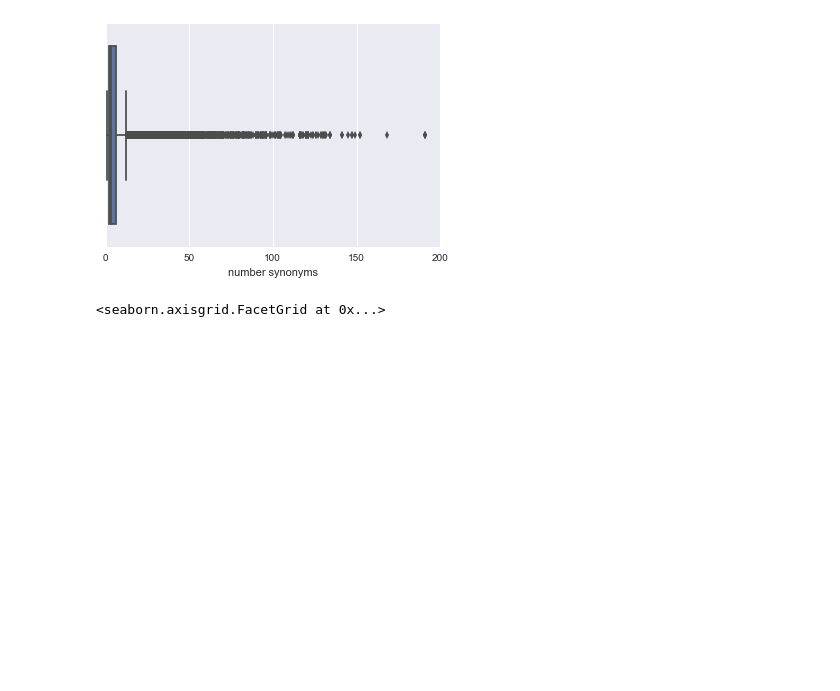
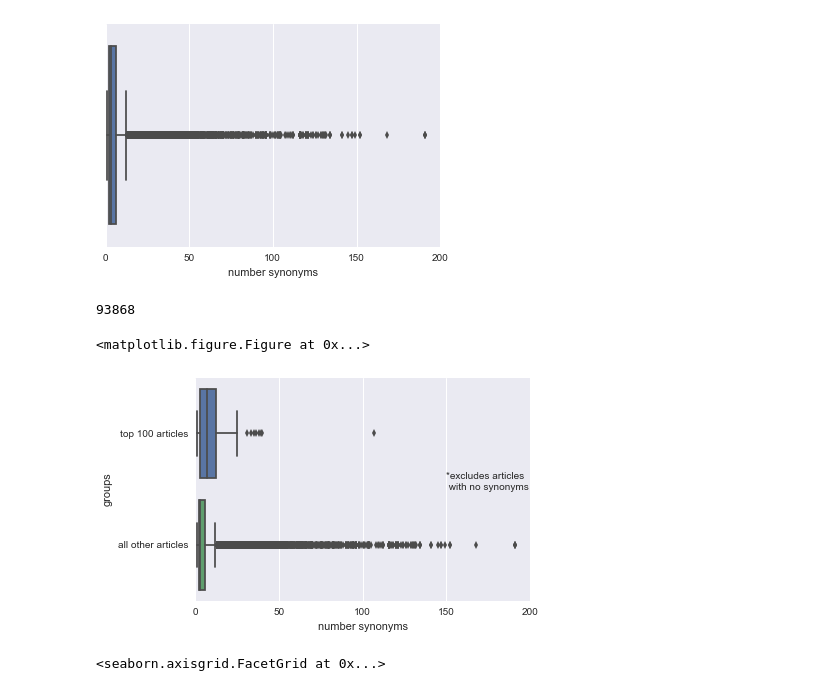
Before and after one commit to marksibrahim/wikipedia_network, a Jupyter notebook: results/synonyms.ipynb, the cells around one changed output. Saved outputs shown, nothing was run; the diff lists cells and outputs as text; code cells hidden in the pictures; blank space fills up the shorter version.

Commit message:
synonyms figure + edits

```diff
--- a/results/synonyms.ipynb
+++ b/results/synonyms.ipynb
@@ -10,4 +10,6 @@ import numpy as np
 import matplotlib.pyplot as plt
 import seaborn as sns
 %matplotlib inline
+
+path = "/Users/mark/Dropbox/Math/Complex_Systems/research/wikipedia-network/writeup/graphics/"
 # %%
@@ -38,6 +38,22 @@ sns.boxplot(x="number synonyms", data=ex_zero_df)
 # %% [output]
 <matplotlib.axes._subplots.AxesSubplot at 0x...>
 [figure]
+# %%
+len(ex_zero_df)
+# %% [output]
+93868
+# %%
+ex_zero_df['groups'] = ['top 100 articles']*100 + ['all other articles']*(len(ex_zero_df) - 100)
+# %% [output]
+<matplotlib.figure.Figure at 0x...>
+# %%
+sns.boxplot(x='number synonyms', y='groups', data=ex_zero_df)
+plt.text(150, 0.5, "*excludes articles \n with no synonyms")
+
+#save figure
+plt.savefig(path+'synonyms.png', format='png', dpi=300, bbox_inches='tight')
+# %% [output]
+[figure, added]
 # %%
 sns.lmplot('rank', 'number synonyms', data=top_df, fit_reg=False)
 # %% [output]
```
Also changed, not shown: parts of 1 cell of this notebook, 3 other files.
